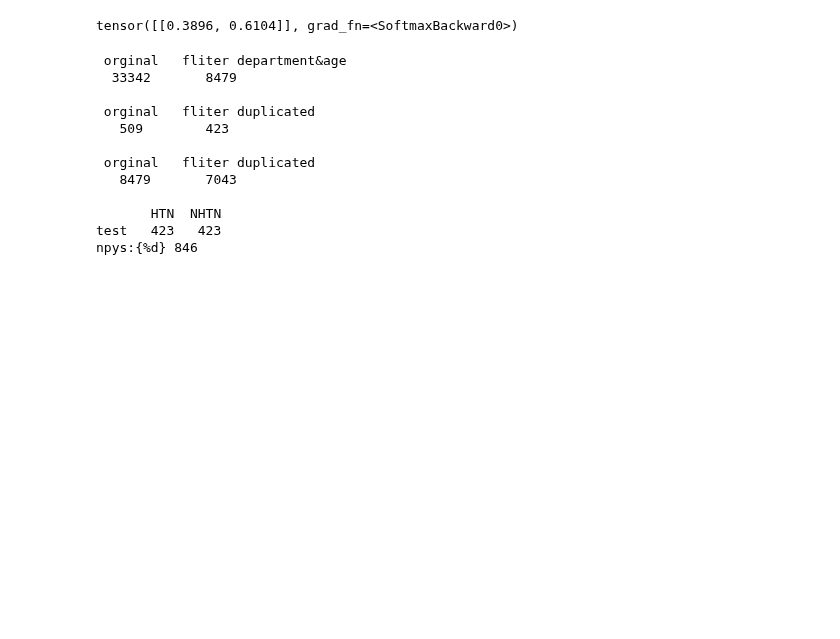
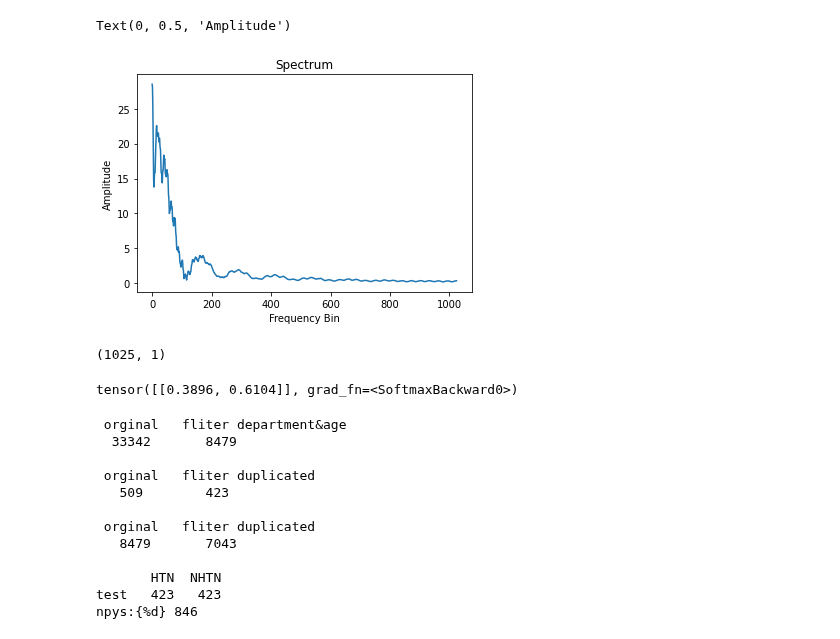
Before and after one commit to LiangBeam9810/Interpretable_HTN, a Jupyter notebook: main copy.ipynb, the cells around one changed output. Drawn from its saved outputs; the diff is of its cells as text; code cells hidden in the pictures; blank space fills up the shorter version.

```diff
--- a/main copy.ipynb
+++ b/main copy.ipynb
@@ -294,3 +318,18 @@ test_Dataset = ecg_get_data.ECG_Dataset('/workspace/data/Preprocess_HTN/data/ECG
+# %%
+ECG,label = test_Dataset.__getitem__(0)
+
+ft = np.abs(librosa.stft(ECG[1].numpy(), hop_length = 5000+1))
+plt.plot(ft)
+plt.title('Spectrum')
+plt.xlabel('Frequency Bin')
+plt.ylabel('Amplitude')
+# %% [output]
+Text(0, 0.5, 'Amplitude')
+[figure, added]
+# %%
+ft.shape
+# %% [output]
+(1025, 1)
 # %%
 testmodel = (Net.MLBFNet(True,res = True,se = True,Dropout_rate = 0.25)).to(DEVICE)  # type: ignore
 # testmodel = (Models.resnet18(12,64,2)).to(DEVICE)
```
Also changed, not shown: parts of 5 cells of this notebook, 12 other files.
